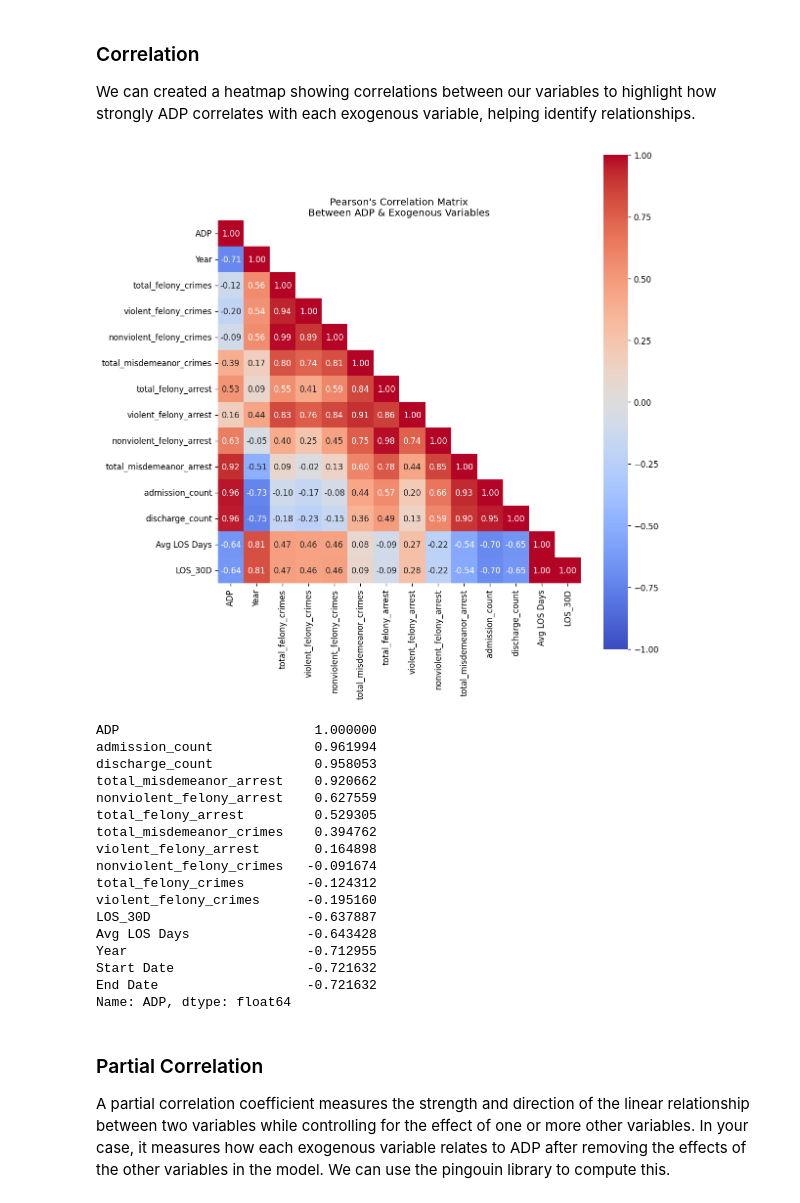
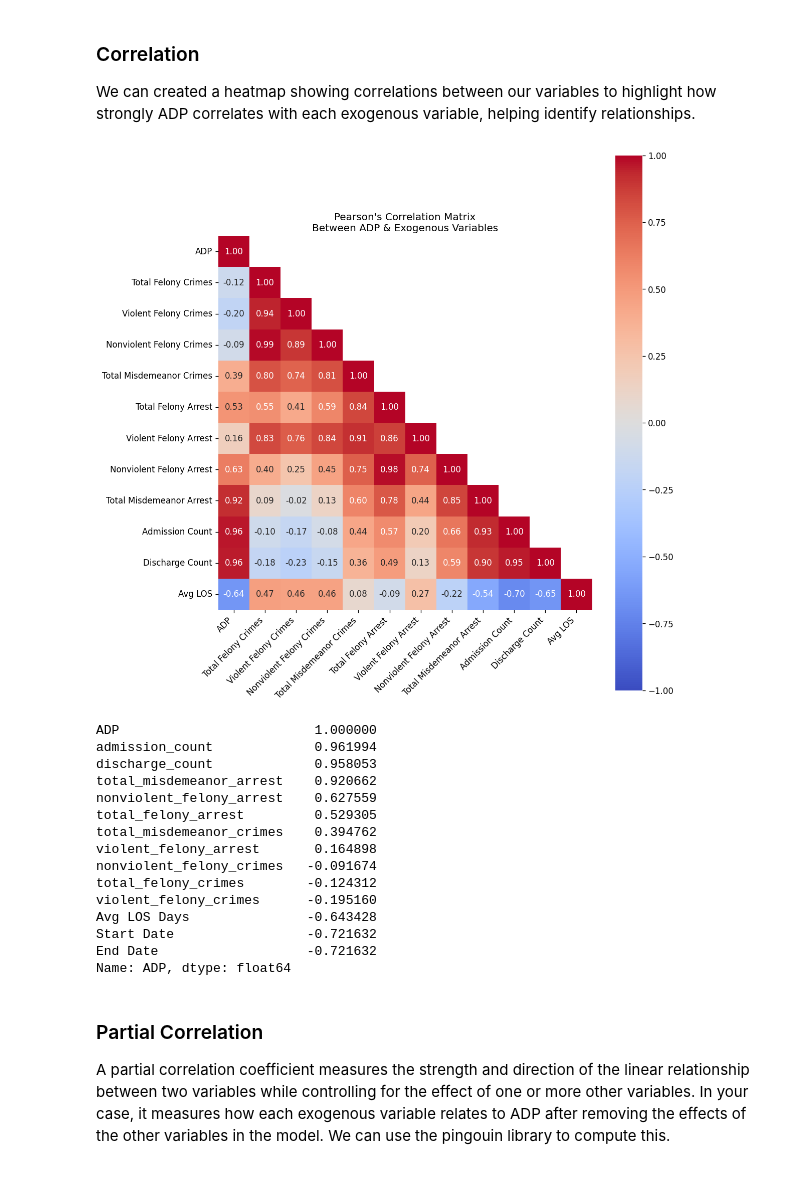
Before and after one commit to DataCollaborativeForJustice/DOC_Jail_Population_Timeseries, a Jupyter notebook: Scripts/02_descriptive_analysis.ipynb, the cells around one changed output. Drawn from its saved outputs; the diff is of its cells as text; code cells hidden in the pictures.

```diff
--- a/Scripts/02_descriptive_analysis.ipynb
+++ b/Scripts/02_descriptive_analysis.ipynb
@@ -425,6 +444,6 @@ joined_df.tail()
 # %%
 #drop na
 joined_df = joined_df.dropna()
-joined_df = joined_df.drop(columns = 'Cluster')
+joined_df = joined_df.drop(columns = ['Cluster','Year'])
 joined_df.tail()
 # %% [output]
@@ -446,33 +465,48 @@ joined_df_log[columns_to_transform] = np.log1p(joined_df[columns_to_transform])
 # %% [markdown]
 ### Correlation
 We can created a heatmap showing correlations between our variables to highlight how strongly ADP correlates with each exogenous variable, helping identify relationships.
+# %%
+#drop avg los in 30d units from the correlation graphic
+joined_df_log = joined_df_log.drop(columns = 'LOS_30D')
 # %%
 # Set up the diverging color palette with white at the center (0) and red at both extremes (-1 and 1)
 # Compute the correlation matrix
 corr_matrix = joined_df_log[joined_df_log.columns.to_list()[2:]].corr()
+
+# Format the labels
+formatted_labels = ['ADP']+[col.replace('_', ' ').title() for col in corr_matrix.columns.to_list()[1:-1]]+['Avg LOS']
+
 # Create a mask to hide the upper triangle
 mask = np.triu(np.ones_like(corr_matrix, dtype=bool), k=1)
 
 # Plotting correlation matrix using seaborn with masked upper triangle
 plt.figure(figsize=(10, 10))
 sns.heatmap(corr_matrix,
             annot=True,
-            cmap = 'coolwarm',
+            cmap='coolwarm',
             vmin=-1,
             vmax=1,
             center=0,
             fmt="0.2f",
             square=True,
-            mask=mask
-            )
+            mask=mask,
+            xticklabels=formatted_labels,
+            yticklabels=formatted_labels
+           )
+
+# Customize labels
+plt.xticks(rotation=45, ha='right')
+plt.yticks(rotation=0)
+
+# Title and layout adjustments
 plt.title("Pearson's Correlation Matrix\nBetween ADP & Exogenous Variables")
-# Adjust layout
 plt.tight_layout()
-# Display the heatmap
-plt.savefig("../Outputs/corr_heatmap_plot.png", bbox_inches = 'tight')
+
+# Save and display the heatmap
+plt.savefig("../Outputs/corr_heatmap_plot.png", bbox_inches='tight')
 plt.show()
 # %% [output]
-[figure, old version]
+[figure, new version]
 # %%
 corr_adp = joined_df_log.corr()['ADP'].sort_values(ascending=False)
 print(corr_adp)
@@ -488,9 +522,7 @@ violent_felony_arrest       0.164898
 nonviolent_felony_crimes   -0.091674
 total_felony_crimes        -0.124312
 violent_felony_crimes      -0.195160
-LOS_30D                    -0.637887
 Avg LOS Days               -0.643428
-Year                       -0.712955
 Start Date                 -0.721632
 End Date                   -0.721632
 Name: ADP, dtype: float64
```
Also changed, not shown: parts of 8 cells of this notebook, 7 other files.
